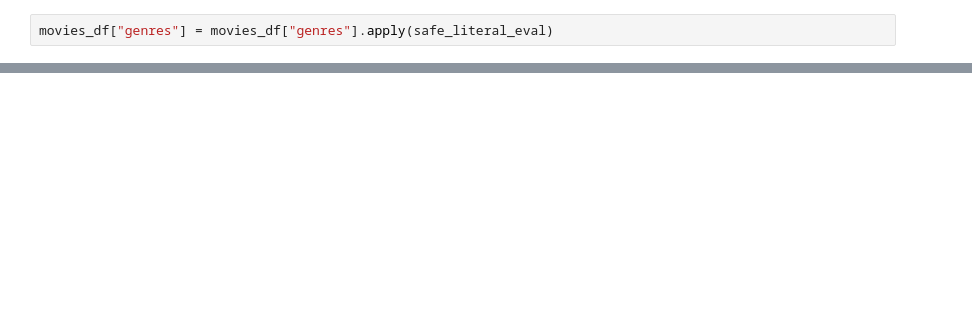
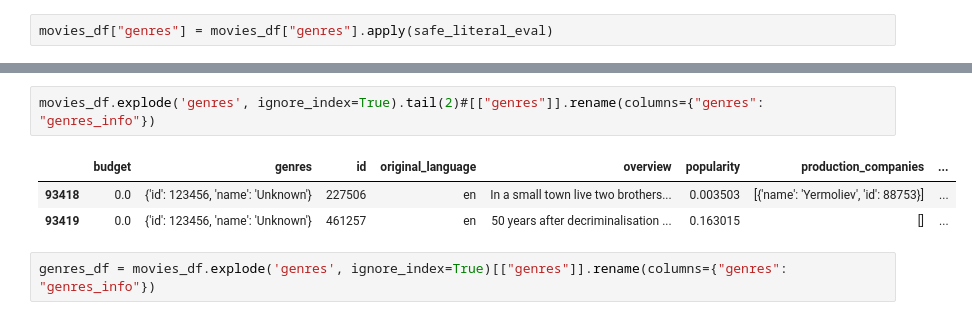
Before and after one commit to someonefrom93/PI_JUL, a Jupyter notebook: etl.ipynb, the cells around one changed output, grey strips where cells are left out. Saved outputs shown, nothing was run; the diff lists cells and outputs as text; blank space fills up the shorter version.

```diff
--- a/etl.ipynb
+++ b/etl.ipynb
@@ -548,0 +564,8 @@ movies_df
+# %%
+movies_df.explode('genres', ignore_index=True).tail(2)#[["genres"]].rename(columns={"genres": "genres_info"})
+# %% [output]
+|  | budget | genres | id | original_language | overview | popularity | production_companies | ... |
+| 93418 | 0.0 | {'id': 123456, 'name': 'Unknown'} | 227506 | en | In a small town live two brothers... | 0.003503 | [{'name': 'Yermoliev', 'id': 88753}] | ... |
+| 93419 | 0.0 | {'id': 123456, 'name': 'Unknown'} | 461257 | en | 50 years after decriminalisation ... | 0.163015 | [] | ... |
+# %%
+genres_df = movies_df.explode('genres', ignore_index=True)[["genres"]].rename(columns={"genres": "genres_info"})
```
Also changed, not shown: parts of 27 cells of this notebook.
